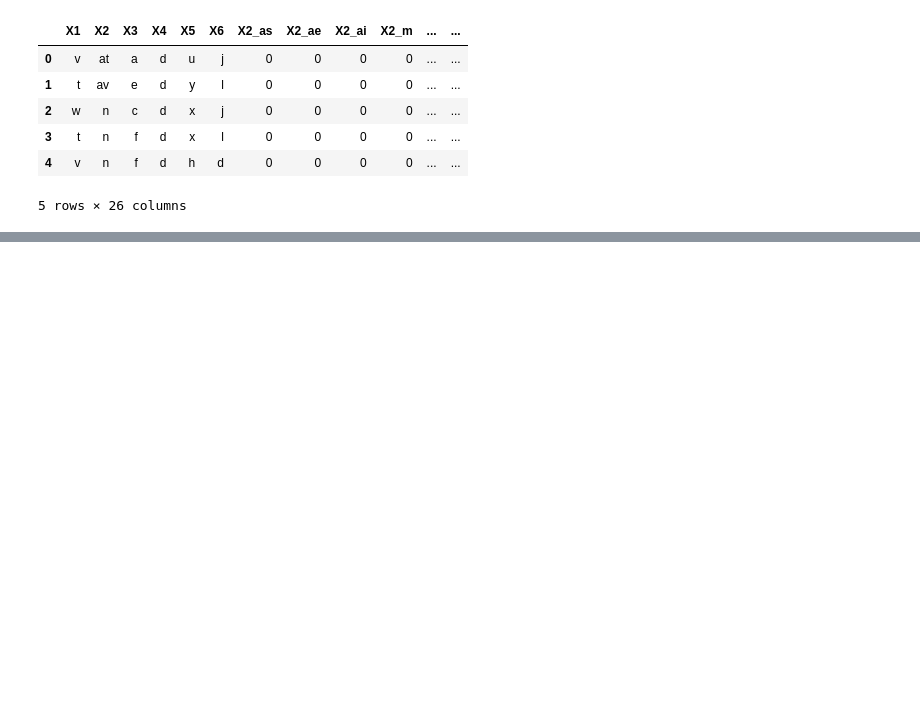
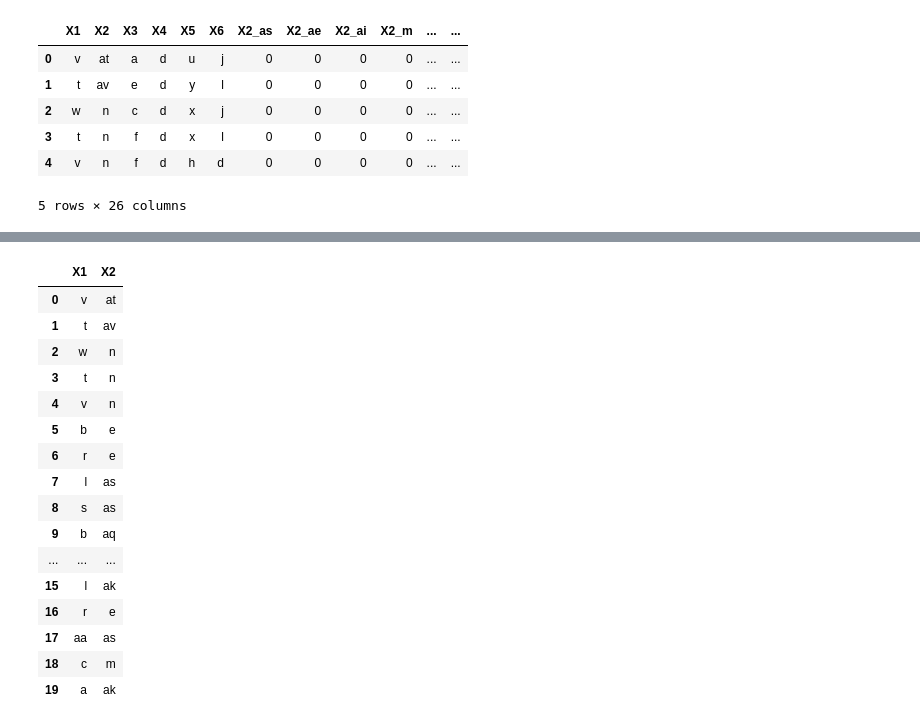
Before and after one commit to pradeap/Feature_Engineering, a Jupyter notebook: One_Hot_Encoding.ipynb, the cells around one changed output, grey strips where cells are left out. Cells and saved outputs as stored; diff of their text form; code cells hidden in the pictures; blank space fills up the shorter version.

```diff
--- a/One_Hot_Encoding.ipynb
+++ b/One_Hot_Encoding.ipynb
@@ -139,0 +141,3 @@ data.head()
+# %%
+df = pd.read_csv('mercedesbenz.csv', usecols= ['X1', 'X2'])
+df.head()
@@ -139,0 +196,20 @@ data.head()
+# %%
+df.head(20)
+# %% [output]
+|  | X1 | X2 |
+| 0 | v | at |
+| 1 | t | av |
+| 2 | w | n |
+| 3 | t | n |
+| 4 | v | n |
+| 5 | b | e |
+| 6 | r | e |
+| 7 | l | as |
+| 8 | s | as |
+| 9 | b | aq |
+| ... | ... | ... |
+| 15 | l | ak |
+| 16 | r | e |
+| 17 | aa | as |
+| 18 | c | m |
+| 19 | a | ak |
```
Also changed, not shown: parts of 19 cells of this notebook, 3 other files.
